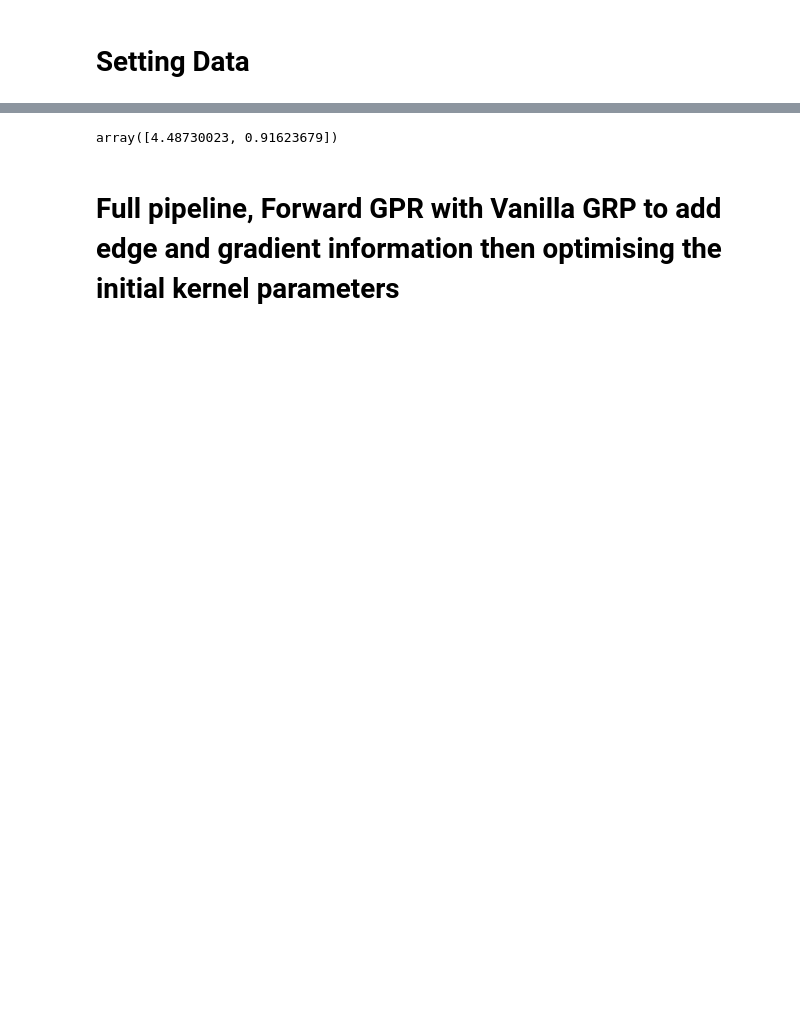
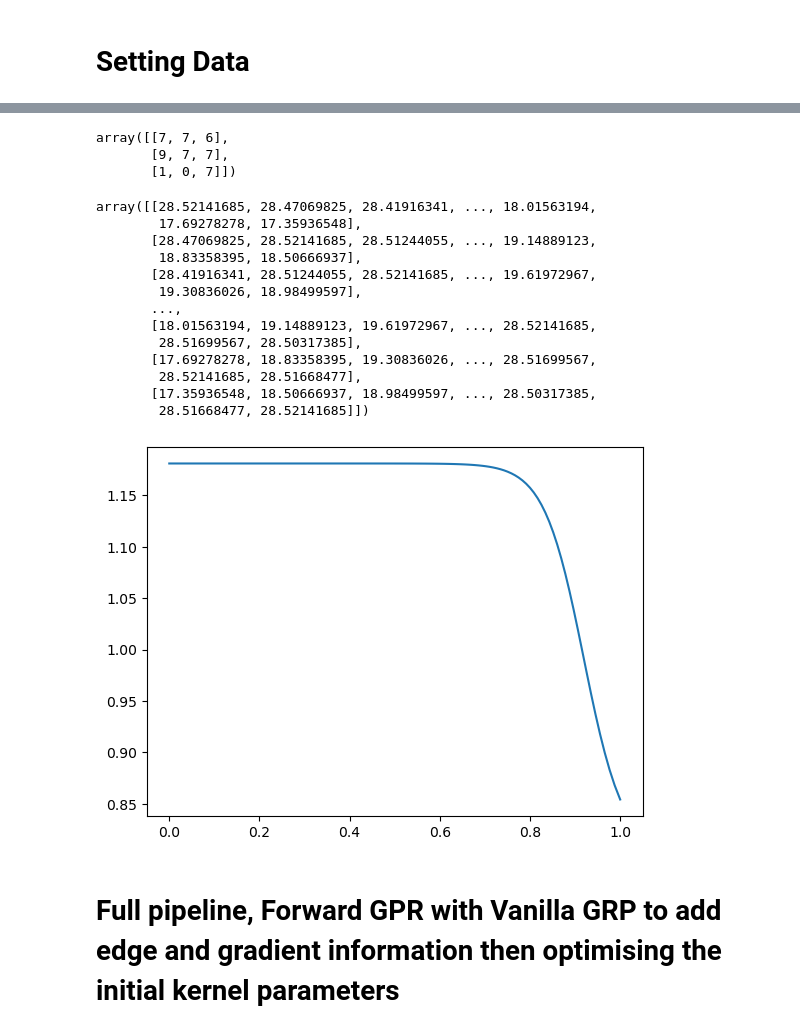
Before and after one commit to DanHarJor/Improving-Electron-Density-Profile-Inference-within-a-Tokamak-using-Bayesian-Techniques, a Jupyter notebook: RealEquillibriumInterferometry/SyntheticDataInterferometry.ipynb, the cells around one changed output, grey strips where cells are left out. Cells and saved outputs as stored; diff of their text form; code cells hidden in the pictures; blank space fills up the shorter version.

```diff
--- a/RealEquillibriumInterferometry/SyntheticDataInterferometry.ipynb
+++ b/RealEquillibriumInterferometry/SyntheticDataInterferometry.ipynb
@@ -112,5 +114,5 @@ lid_d = lid_data
 # %%
-STATIC = 3
+STATIC = 1
 # 1 means completly static
 # 2 means static amp but non static length-scale
 # 3 means static amp but non static length-scale with a hyperbolic tangent functional form
@@ -118,16 +120,27 @@ STATIC = 3
 # 5 means non static length scale and amp
 
 if STATIC==1:
-    def Kernel(rho_test,params):
-        RHOA, RHOB = np.meshgrid(rho_test,rho_test)
+    def Kernel(rho1, rho2, params):
+        RHOA, RHOB = np.meshgrid(rho1,rho2)
         #amplitude determins how far the model can go from the mean
         amp = params[0]
         #length scale determines smoothness, how correlated the function should be at a distance
         l = params[1]
-        return amp**2 * np.ones((len(rho_test),len(rho_test)))* np.exp(-((RHOA-RHOB)*(RHOA-RHOB))/(2*l**2))
-    initial_params = [4.48730023, 0.91623679]#[20,0.1]
-    # initial_params = [5.62,1.37]
-    # initial_params = [5.62,10]
+        return amp**2 * np.exp(-((RHOA-RHOB)*(RHOA-RHOB))/(2*l**2))
+    def KernelPrime(rho1,rho2, params):
+        RHOA, RHOB = np.meshgrid(rho1,rho2)
+        amp = params[0]
+        l = params[1]
+        return amp ** 2 / l ** 2 * (RHOA - RHOB) * np.exp(- 0.5 * (RHOA - RHOB) ** 2 / l ** 2)
+    def KernelPrimePrime(rho1,rho2,params):
+        RHOA, RHOB = np.meshgrid(rho1,rho2)
+        amp = params[0]
+        l = params[1]
+        return amp ** 2 / l ** 2 * (1 - (RHOA-RHOB) ** 2 / l ** 2) * np.exp(- 0.5 * (RHOA- RHOB) ** 2 / l ** 2)
+
+#     initial_params = [4.48730023, 0.91623679]#[20,0.1]
+#     initial_params = [5.62,1.37]
+    initial_params = [5.62,10]
 elif STATIC==2:
     def Kernel(rho_test,params):
         RHOA, RHOB = np.meshgrid(rho_test,rho_test)
@@ -167,7 +180,14 @@ elif STATIC==3:
         frac = (scale1/scale2) + np.diag(np.repeat(1e-8,len(rho_test)))
         return amp * np.sqrt(frac) * np.exp(-(mag/scale2))
     #large l for first three
-    initial_params = ([4, 0.91, 0.01, 0.9, 0.05])#([ 30.46490307,   1.26607835, -12.65929225,   1.30549892, 0.18071757])#([5.62,2,0.1,0.7,0.1])
+
+#     initial_params = ([4.02307298, 0.82531148, 0.63734754, 1.24446601, 0.75722961])#origional core match
+    initial_params = ([30.02307298, 0.82531148, 0.63734754, 1.24446601, 0.75722961])#altered core match
+
+#     initial_params = ([4, 0.91, 0.01, 0.9, 0.05])
+#     initial_params = ([ 30.46490307,   1.26607835, -12.65929225,   1.30549892, 0.18071757])# origional edge match
+#     initial_params = ([ 30.46490307,   1.26607835, -12.65929225,   1.30549892, 0.18071757])# altered edge match
+    #([5.62,2,0.1,0.7,0.1])
 
 elif STATIC==4:
     def Kernel(rho_test,params):
@@ -210,6 +230,6 @@ elif STATIC==5:
     initial_params = list(np.repeat(5.62,N))[:-1]+[0.5]+list(np.repeat(1.37,N))
 
 
-Kernel(rho_1d, initial_params)
+Kernel(rho_1d, rho_1d, initial_params)
 a=1
 # %%
@@ -308,4 +410,32 @@ interf.PlotInference()
+# %%
+array([5.38330053, 1.13736137])
+a = [1,2,3]
+b = [9,10, 2]
+
+c,d = np.meshgrid(a,b)
+
+e = d - c
+e[np.diag_indices_from(e)] = [7,7,7]
+# K[np.diag_indices_from(K)]
+e
+# %% [output]
+array([[7, 7, 6],
+       [9, 7, 7],
+       [1, 0, 7]])
 # %%
-interf.best_params
+Kernel(rho_1d,interf.best_params, plot=True)
 # %% [output]
-array([4.48730023, 0.91623679])
+array([[28.52141685, 28.47069825, 28.41916341, ..., 18.01563194,
+        17.69278278, 17.35936548],
+       [28.47069825, 28.52141685, 28.51244055, ..., 19.14889123,
+        18.83358395, 18.50666937],
+       [28.41916341, 28.51244055, 28.52141685, ..., 19.61972967,
+        19.30836026, 18.98499597],
+       ...,
+       [18.01563194, 19.14889123, 19.61972967, ..., 28.52141685,
+        28.51699567, 28.50317385],
+       [17.69278278, 18.83358395, 19.30836026, ..., 28.51699567,
+        28.52141685, 28.51668477],
+       [17.35936548, 18.50666937, 18.98499597, ..., 28.50317385,
+        28.51668477, 28.52141685]])
+[figure, added]
```
Also changed, not shown: parts of 9 cells of this notebook.
